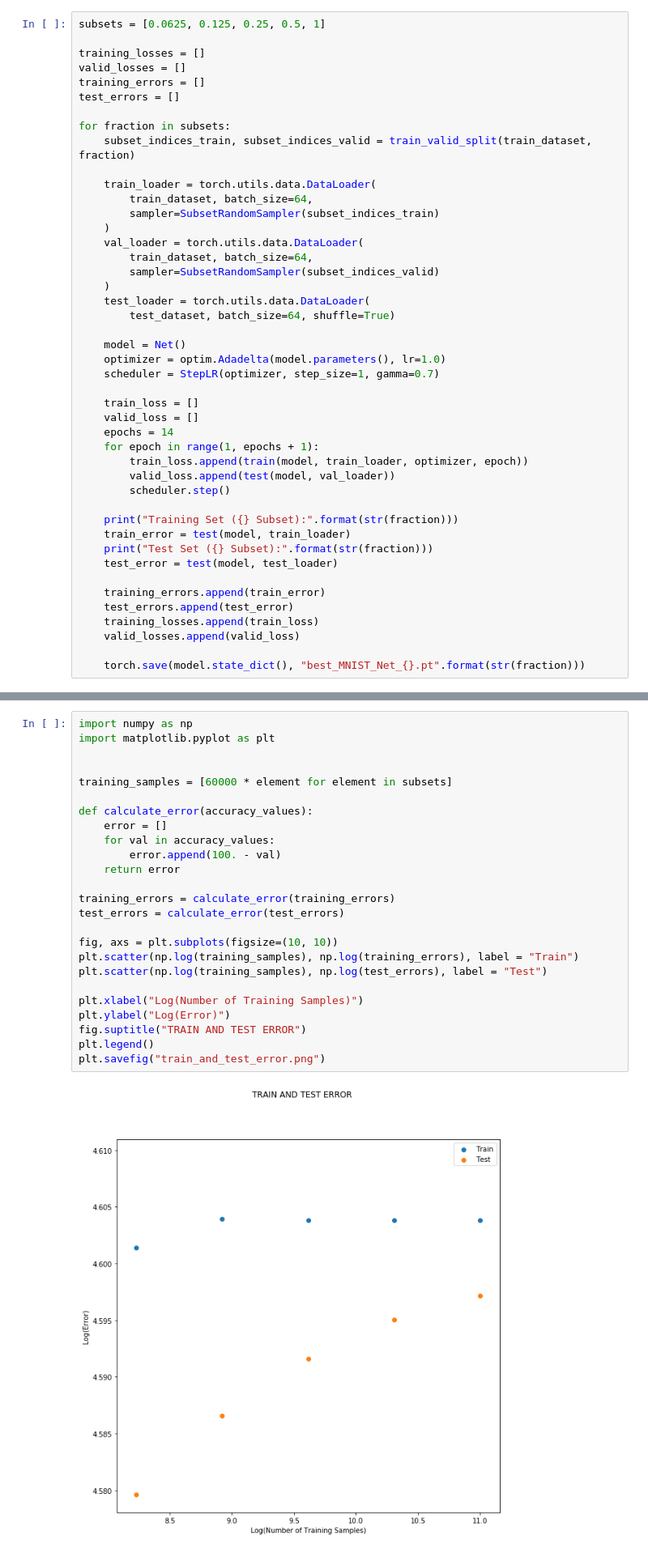
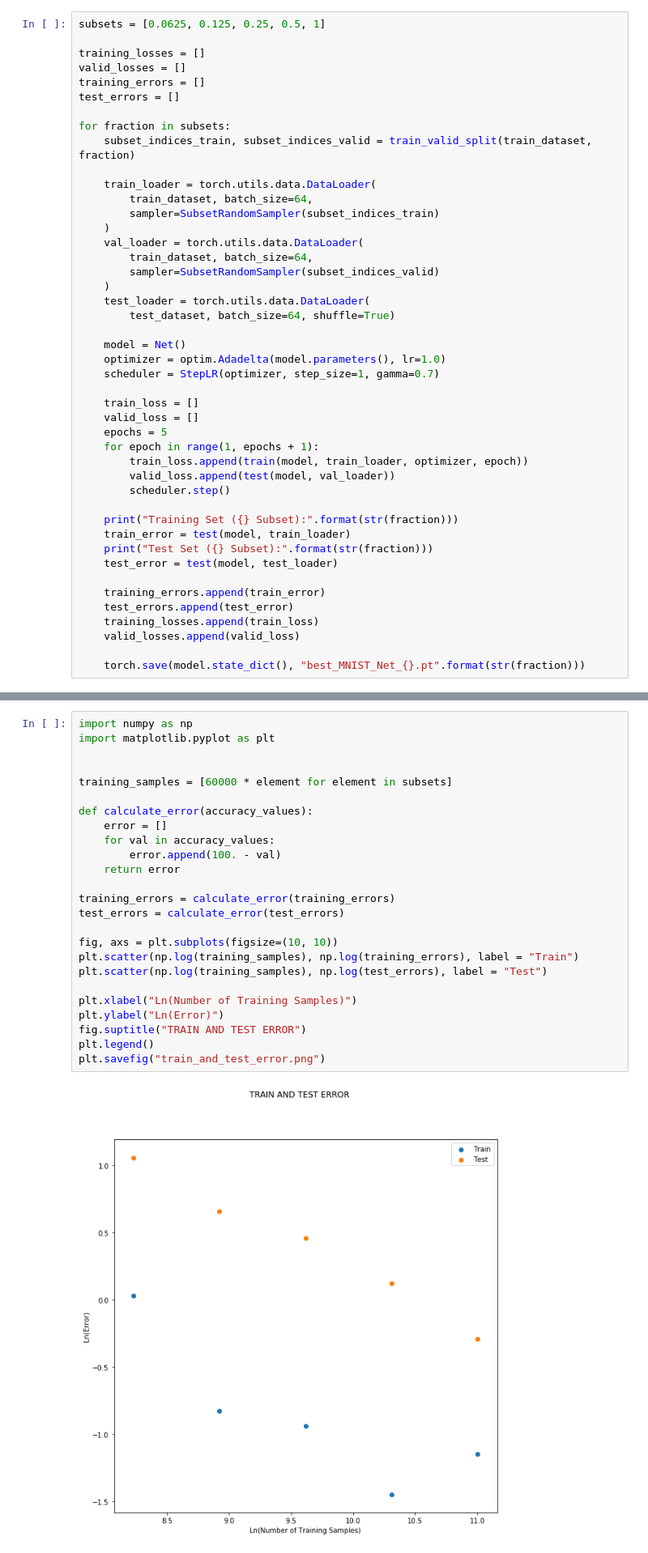
Before and after one commit to jessicawang225/caltech-ee148-spring2020-hw03, a Jupyter notebook: Part 7.ipynb, the cells around one changed output, grey strips where cells are left out. Shown: that part at 81% size. Cells and saved outputs as stored; diff of their text form.

```diff
--- a/Part 7.ipynb
+++ b/Part 7.ipynb
@@ -154,7 +154,7 @@ for fraction in subsets:
 
     train_loss = []
     valid_loss = []
-    epochs = 14
+    epochs = 5
     for epoch in range(1, epochs + 1):
         train_loss.append(train(model, train_loader, optimizer, epoch))
         valid_loss.append(test(model, val_loader))
@@ -192,27 +192,27 @@ Accuracy: 9920/10000 (99%)
 # %%
 import numpy as np
 import matplotlib.pyplot as plt
 
 
 training_samples = [60000 * element for element in subsets]
 
 def calculate_error(accuracy_values):
     error = []
     for val in accuracy_values:
         error.append(100. - val)
     return error
 
 training_errors = calculate_error(training_errors)
 test_errors = calculate_error(test_errors)
 
 fig, axs = plt.subplots(figsize=(10, 10))
 plt.scatter(np.log(training_samples), np.log(training_errors), label = "Train")
 plt.scatter(np.log(training_samples), np.log(test_errors), label = "Test")
 
-plt.xlabel("Log(Number of Training Samples)")
-plt.ylabel("Log(Error)")
+plt.xlabel("Ln(Number of Training Samples)")
+plt.ylabel("Ln(Error)")
 fig.suptitle("TRAIN AND TEST ERROR")
 plt.legend()
 plt.savefig("train_and_test_error.png")
 # %% [output]
-[figure, old version]
+[figure, new version]
```
Also changed, not shown: parts of 1 cell of this notebook, 12 other files.
